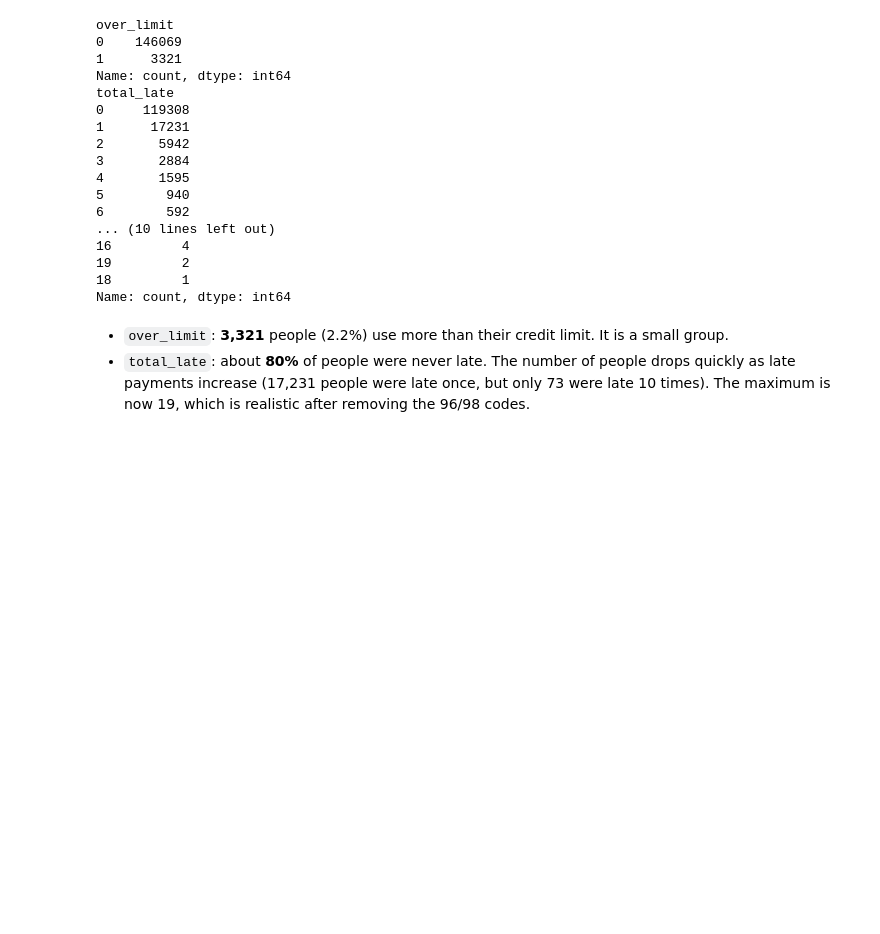
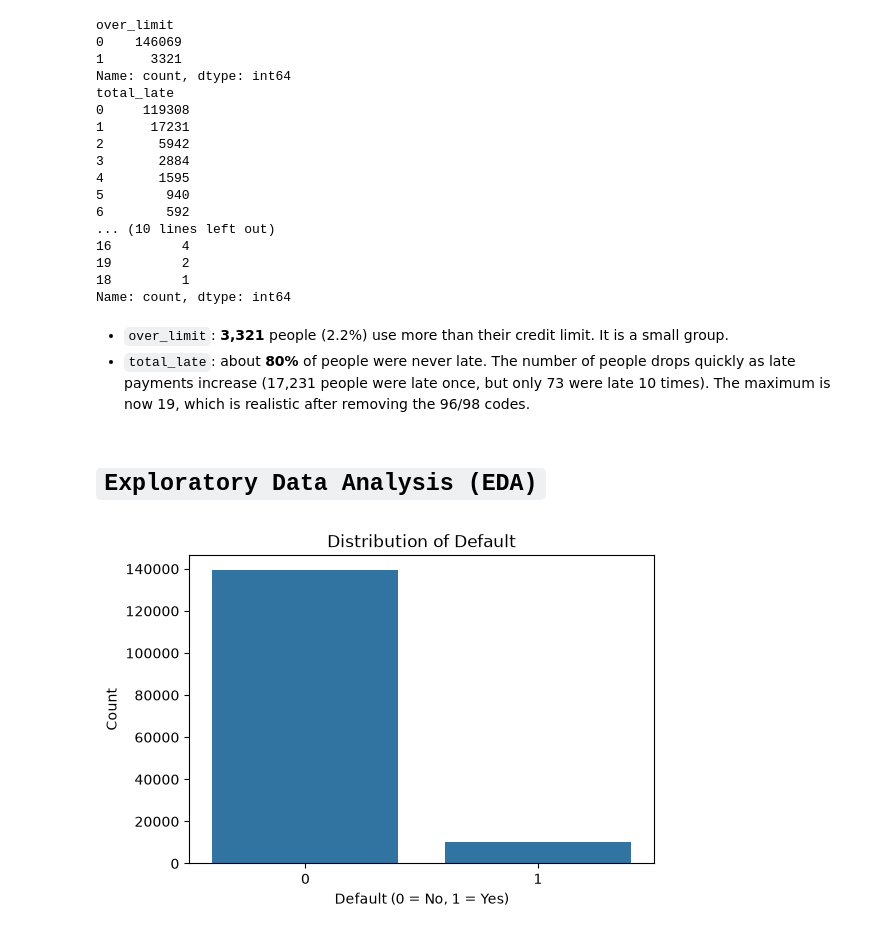
Before and after one commit to mrpaul-10/CodeAlpha_CreditScoringModel, a Jupyter notebook: notebook/Credit_Scoring_Notebook.ipynb, the cells around one changed output. Saved outputs shown, nothing was run; the diff lists cells and outputs as text; code cells hidden in the pictures; blank space fills up the shorter version.

Commit message:
Exploratory Data Analysis

```diff
--- a/notebook/Credit_Scoring_Notebook.ipynb
+++ b/notebook/Credit_Scoring_Notebook.ipynb
@@ -308,3 +308,15 @@ Name: count, dtype: int64
 # %% [markdown]
 - `over_limit`: **3,321** people (2.2%) use more than their credit limit. It is a small group.
 - `total_late`: about **80%** of people were never late. The number of people drops quickly as late payments increase (17,231 people were late once, but only 73 were late 10 times). The maximum is now 19, which is realistic after removing the 96/98 codes.
+# %% [markdown]
+# `Exploratory Data Analysis (EDA)`
+# %%
+# Visualizing the distribution of the target variable
+plt.figure(figsize=(6, 4))
+sns.countplot(data=df, x=TARGET)
+plt.title('Distribution of Default')
+plt.xlabel('Default (0 = No, 1 = Yes)')
+plt.ylabel('Count')
+plt.show()
+# %% [output]
+[figure, added]
```
Also changed, not shown: parts of 9 cells of this notebook.
